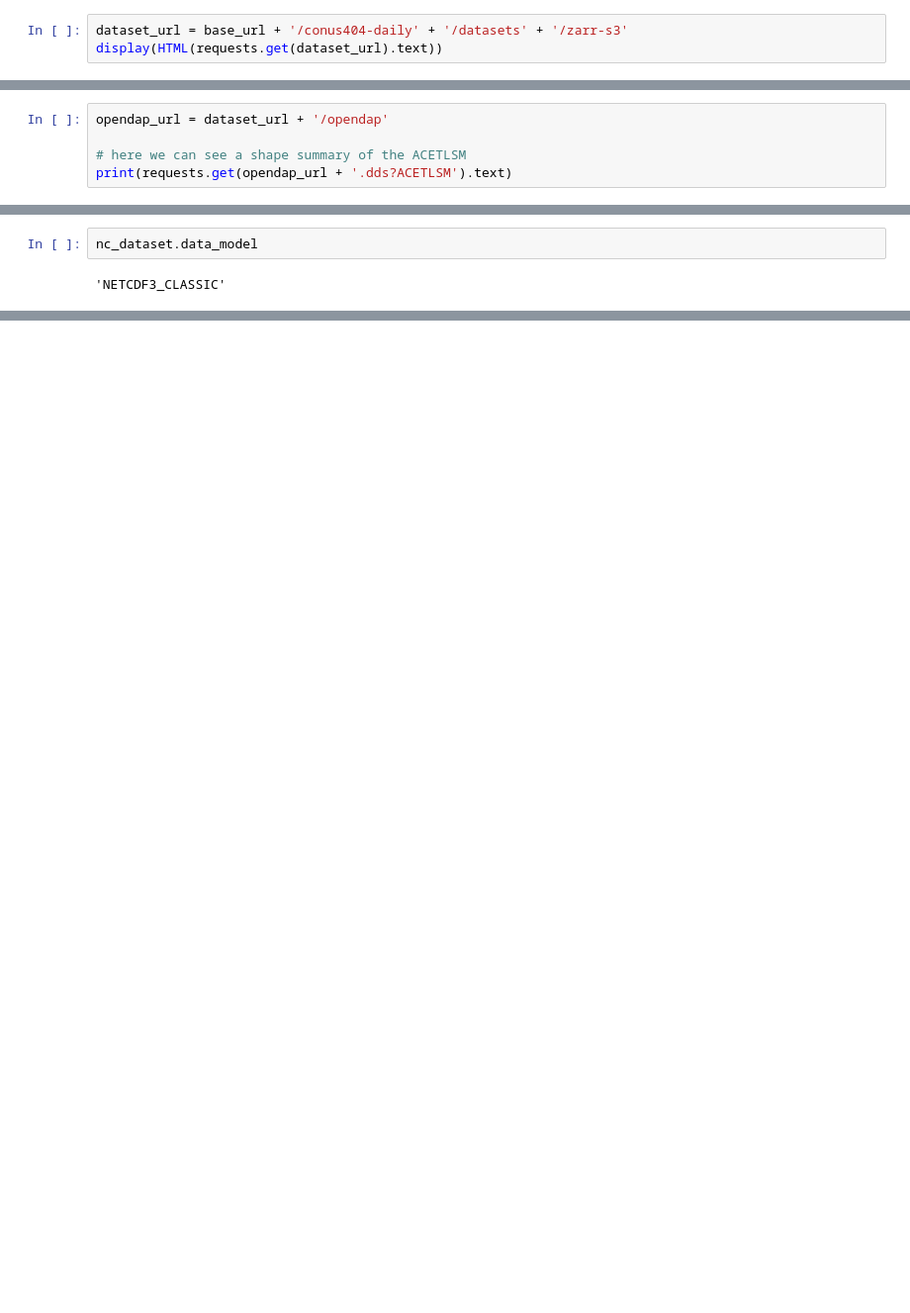
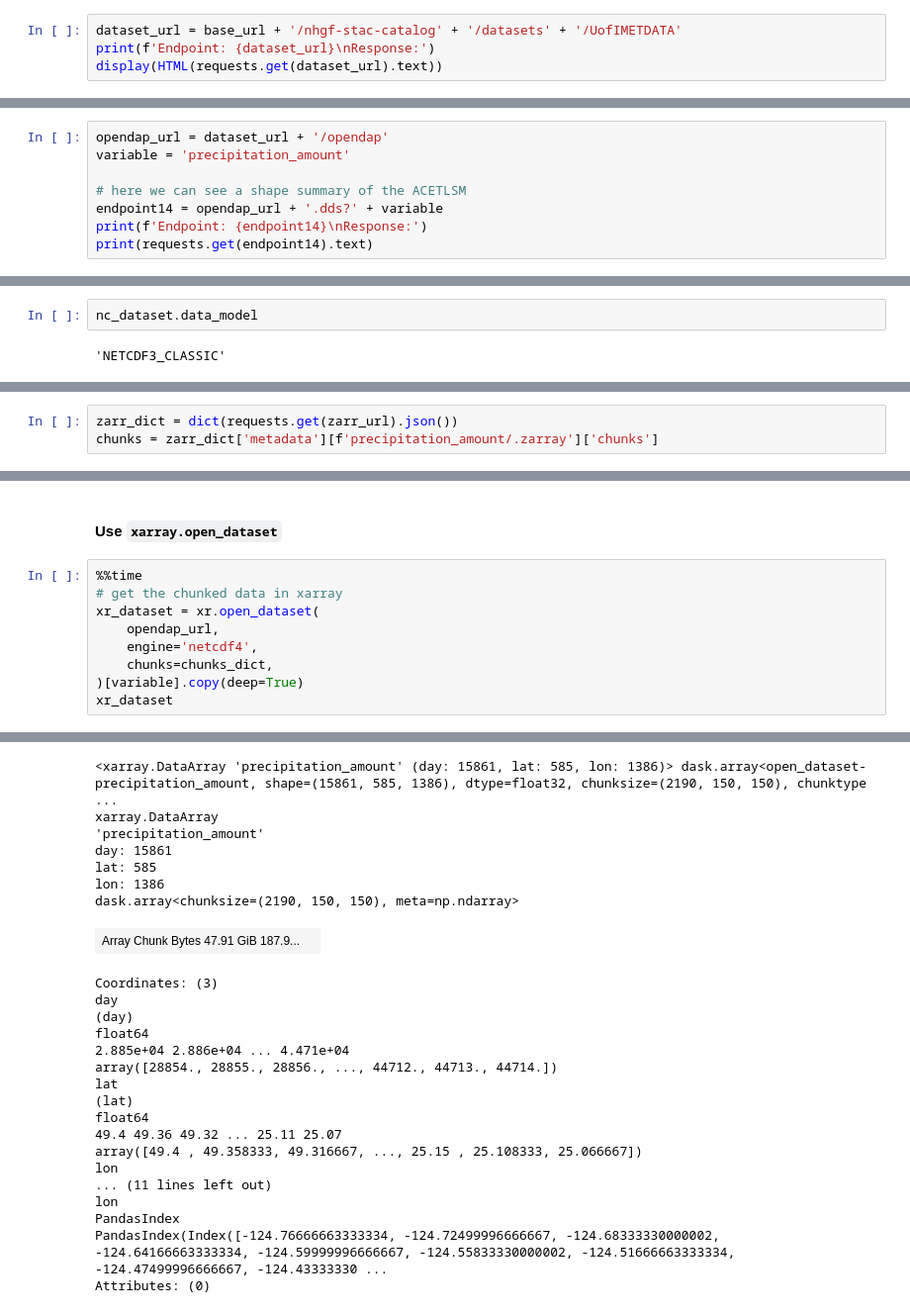
Before and after one commit to xpublish-experiments/Catalog-To-Xpublish, a Jupyter notebook: examples/demo.ipynb, the cells around one changed output, grey strips where cells are left out. Shown at 99% size. Cells and saved outputs as stored; diff of their text form; blank space fills up the shorter version.

```diff
--- a/examples/demo.ipynb
+++ b/examples/demo.ipynb
@@ -180,4 +302,5 @@ json.loads(requests.get(base_url + '/conus404-daily' + '/json').json())
 # %%
-dataset_url = base_url + '/conus404-daily' + '/datasets' + '/zarr-s3'
+dataset_url = base_url + '/nhgf-stac-catalog' + '/datasets' + '/UofIMETDATA'
+print(f'Endpoint: {dataset_url}\nResponse:')
 display(HTML(requests.get(dataset_url).text))
 # %% [output]
@@ -238,6 +348,9 @@ First we will test the `.dds` and `.das` endpoints. In this case we are getting
 # %%
 opendap_url = dataset_url + '/opendap'
+variable = 'precipitation_amount'
 
 # here we can see a shape summary of the ACETLSM
-print(requests.get(opendap_url + '.dds?ACETLSM').text)
+endpoint14 = opendap_url + '.dds?' + variable
+print(f'Endpoint: {endpoint14}\nResponse:')
+print(requests.get(endpoint14).text)
 # %% [output]
@@ -375,0 +478,3 @@ nc_dataset.variables
+# %%
+zarr_dict = dict(requests.get(zarr_url).json())
+chunks = zarr_dict['metadata'][f'precipitation_amount/.zarray']['chunks']
@@ -375,0 +491,12 @@ nc_dataset.variables
+# %% [markdown]
+#### Use `xarray.open_dataset`
+# %%
+%%time
+# get the chunked data in xarray
+xr_dataset = xr.open_dataset(
+    opendap_url,
+    engine='netcdf4',
+    chunks=chunks_dict,
+)[variable].copy(deep=True)
+xr_dataset
+# %% [output]
@@ -375,0 +505,25 @@ nc_dataset.variables
+<xarray.DataArray 'precipitation_amount' (day: 15861, lat: 585, lon: 1386)> dask.array<open_dataset-precipitation_amount, shape=(15861, 585, 1386), dtype=float32, chunksize=(2190, 150, 150), chunktype ...
+xarray.DataArray
+'precipitation_amount'
+day: 15861
+lat: 585
+lon: 1386
+dask.array<chunksize=(2190, 150, 150), meta=np.ndarray>
+| Array Chunk Bytes 47.91 GiB 187.9... |  |
+Coordinates: (3)
+day
+(day)
+float64
+2.885e+04 2.886e+04 ... 4.471e+04
+array([28854., 28855., 28856., ..., 44712., 44713., 44714.])
+lat
+(lat)
+float64
+49.4 49.36 49.32 ... 25.11 25.07
+array([49.4 , 49.358333, 49.316667, ..., 25.15 , 25.108333, 25.066667])
+lon
+... (11 lines left out)
+lon
+PandasIndex
+PandasIndex(Index([-124.76666663333334, -124.72499996666667, -124.68333330000002, -124.64166663333334, -124.59999996666667, -124.55833330000002, -124.51666663333334, -124.47499996666667, -124.43333330 ...
+Attributes: (0)
```
Also changed, not shown: parts of 71 cells of this notebook.
